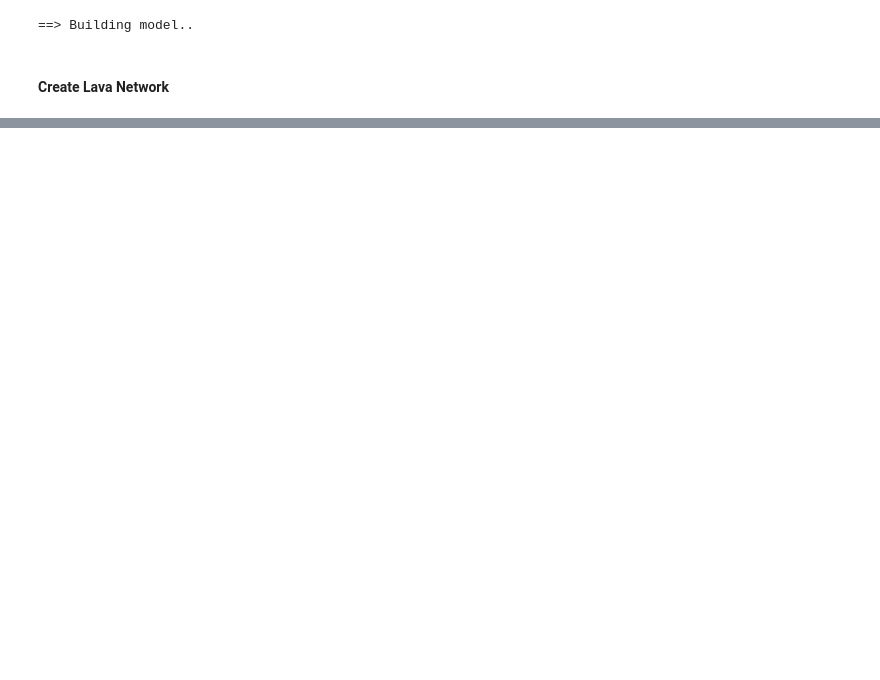
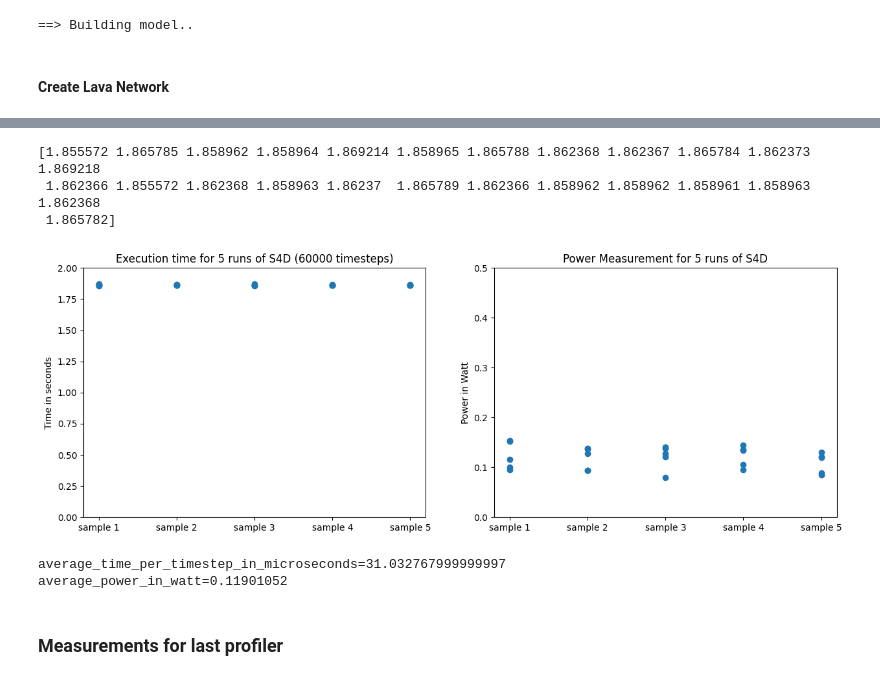
Before and after one commit to lava-nc/lava-dl, a Jupyter notebook: src/lava/lib/dl/slayer/state_space_models/sCIFAR/profiling_scripts/profiling_torch_version.ipynb, the cells around one changed output, grey strips where cells are left out. Saved outputs shown, nothing was run; the diff lists cells and outputs as text; code cells hidden in the pictures; blank space fills up the shorter version.

```diff
--- a/src/lava/lib/dl/slayer/state_space_models/sCIFAR/profiling_scripts/profiling_torch_version.ipynb
+++ b/src/lava/lib/dl/slayer/state_space_models/sCIFAR/profiling_scripts/profiling_torch_version.ipynb
@@ -42,4 +42,4 @@ import numpy as np
 
 
 np.set_printoptions(linewidth=110)  # Increase the line lenght of output cells.
-n_steps = 6000 #1024 # 1000 works
+n_steps = 60000
@@ -46,26 +48,0 @@ n_steps = 6000 #1024 # 1000 works
-# %%
-### try input_injector
-
-from lava.proc.spike_injector.process import InputProcess
-from lava.proc.dense.process import Dense
-from lava.proc.spike_integrator.process import SpikeIntegrator
-from lava.proc.embedded_io.spike import NxToPyAdapter
-
-
-input = InputProcess(shape=(3,), sample_num=5, num_message_bits=24)
-dense = Dense(weights=np.eye(3), num_message_bits=24)
-spike_integrator = SpikeIntegrator(shape=(3,))
-nx_adapter = NxToPyAdapter(shape=(3,), num_message_bits=24)
-receiver = SinkBuffer(buffer=n_steps, shape=(3,))
-
-input.out_port.connect(dense.s_in)
-dense.a_out.connect(spike_integrator.a_in)
-#spike_integrator.s_out.connect(nx_adapter.inp)
-#nx_adapter.out.connect(receiver.a_in)
-
-dense.run(
-                    condition=RunSteps(num_steps=n_steps), run_cfg=Loihi2HwCfg()
-                    )
-received_data_hw = receiver.data.get()
-received_data_hw = ((received_data_hw.astype(np.int32) << 8) >> 8).T
-dense.stop()
@@ -81,9 +49,2 @@ Per core utilization:
 # %% [markdown]
 received_data_hw
-# %%
-_, _, val_loader = utils.get_datasets()
-label, data_sample1 = next(enumerate(val_loader))
-label, data_sample2 = next(enumerate(val_loader))
-label, data_sample3 = next(enumerate(val_loader))
-label, data_sample4 = next(enumerate(val_loader))
-label, data_sample5 = next(enumerate(val_loader))
@@ -250,7 +197,7 @@ for i in range(1,6):
     times_here = []
     energies_here = []
     a_here = []
-    for _ in range(1):
+    for _ in range(5):
         energy_profiler = example_run("energy", i)
         time_profiler = example_run("time", i)
         times_here.append(np.round(np.sum(time_profiler.execution_time), 6))
@@ -309,20 +319,33 @@ KeyboardInterrupt:
 # %%
 fig, ax = plt.subplots(1,2, figsize=(15, 5))
 a= np.asarray(a).flatten()
 total_times = np.asarray(total_times).flatten()
 total_energies = np.asarray(total_energies).flatten()
 # add yrange
-ax[0].set_ylim([0, 0.5])
+ax[0].set_ylim([0, 2])
 ax[0].plot(a, total_times, marker= "o", linestyle = "")
 ax[0].set_ylabel("Time in seconds")
-ax[0].set_title("Execution time for 5 runs of S4D (6000 timesteps)")
+ax[0].set_title("Execution time for 5 runs of S4D (60000 timesteps)")
 ax[1].plot(a, total_energies, marker= "o", linestyle = "")
 ax[1].set_ylim([0, 0.5])
 # set y label
 ax[1].set_ylabel("Power in Watt")
 ax[1].set_title("Power Measurement for 5 runs of S4D")
-
-# i dont want the markers to be connected
+# %% [output]
+[1.855572 1.865785 1.858962 1.858964 1.869214 1.858965 1.865788 1.862368 1.862367 1.865784 1.862373 1.869218
+ 1.862366 1.855572 1.862368 1.858963 1.86237  1.865789 1.862366 1.858962 1.858962 1.858961 1.858963 1.862368
+ 1.865782]
+[figure, added]
+# %%
+average_time_per_timestep_in_microseconds = np.mean(total_times) / n_steps * 10 **6
+average_power_in_watt = np.mean(total_energies)
+print(f"{average_time_per_timestep_in_microseconds=}")
+print(f"{average_power_in_watt=}")
+# %% [output]
+average_time_per_timestep_in_microseconds=31.032767999999997
+average_power_in_watt=0.11901052
+# %% [markdown]
+### Measurements for last profiler
 # %%
 print(f"Total execution time: {np.round(np.sum(time_profiler.execution_time), 6)} s")
 print(f"Total power: {np.round(energy_profiler.power, 6)} W")
```
Also changed, not shown: parts of 11 cells of this notebook, 6 other files.
